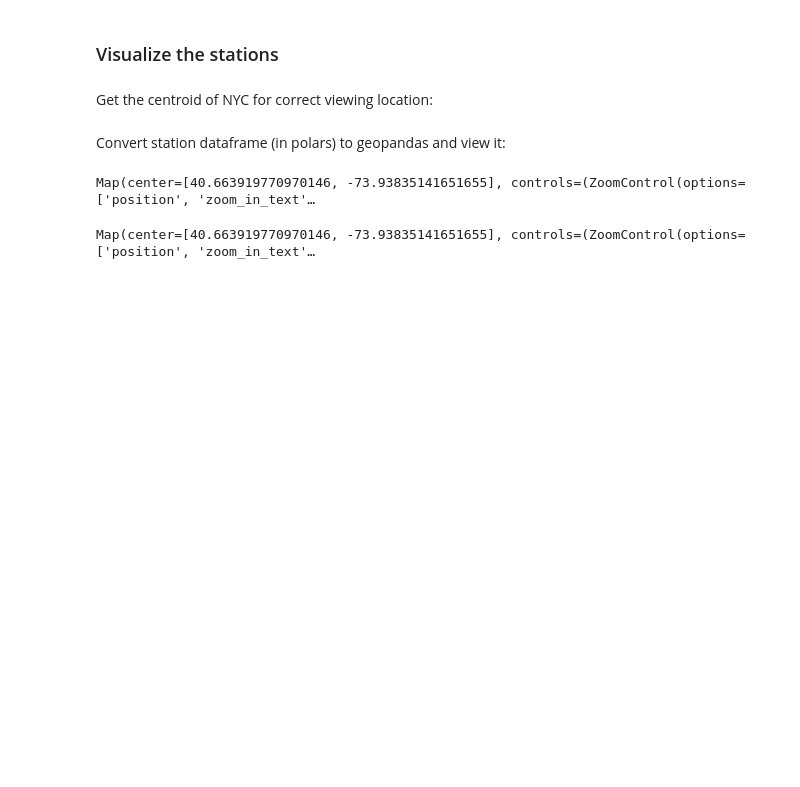
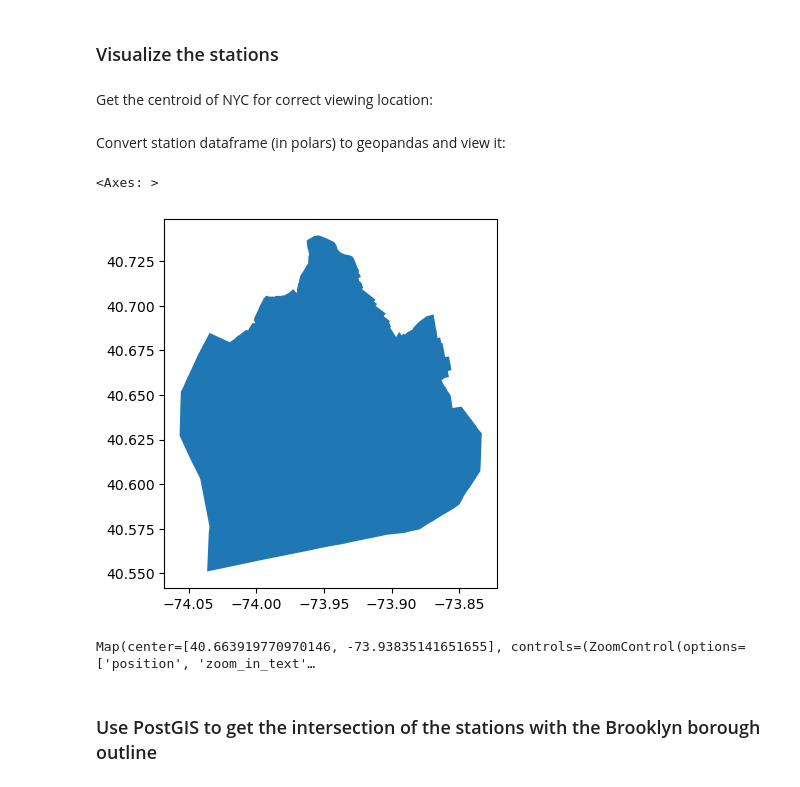
Before and after one commit to sralter/tour_de_city, a Jupyter notebook: 05_duckdb.ipynb, the cells around one changed output. Saved outputs shown, nothing was run; the diff lists cells and outputs as text; code cells hidden in the pictures; blank space fills up the shorter version.

Commit message:
leafmap map is working and stations are able to be plotted on the map!

```diff
--- a/05_duckdb.ipynb
+++ b/05_duckdb.ipynb
@@ -144,3 +146,26 @@ geometry = [Point(x, y) for x, y in zip(unique_stations['start_lng'],
 station_gdf = gpd.GeoDataFrame(unique_stations.to_pandas(),
                                geometry=geometry,
                                crs='EPSG:4326')
+# %%
+# read in Brooklyn outline
+brooklyn_outline = gpd.read_file('../data/brooklyn_outline.gpkg',
+                                 layer='brooklyn_outline')
+
+# convert to geojson
+brooklyn_outline.to_file('../data/brooklyn_outline.geojson', driver='GeoJSON')
+brooklyn_outline.plot()
+# %% [output]
+<Axes: >
+[figure, added]
+# %%
+m = leafmap.Map(center=[latitude, longitude], zoom=11)
+
+m.add_geojson('../data/brooklyn_outline.geojson', layer_name='Brooklyn Outline')
+m.add_marker_cluster(station_gdf, x='start_lng', y='start_lat',
+                     layer_name='Citibike Stations')
+
+m
+# %% [output]
+Map(center=[40.663919770970146, -73.93835141651655], controls=(ZoomControl(options=['position', 'zoom_in_text'…
+# %% [markdown]
+### Use PostGIS to get the intersection of the stations with the Brooklyn borough outline
@@ -147,31 +178,24 @@ station_gdf = gpd.GeoDataFrame(unique_stations.to_pandas(),
 # %%
-# create a leafmap map
-m = leafmap.Map(center=[latitude, longitude], zoom=10)
+# # create a leafmap map
+# m = leafmap.Map(center=[latitude, longitude], zoom=10)
 
-# add markers for each station
-for idx, row in station_gdf.iterrows():
-    # create a popup widget using html widget
-    popup = Popup(child=widgets.HTML(value=row['start_station_name']),
-                  close_button=True,
-                  auto_close=True,
-                  close_on_escape_key=True)
+# # add markers for each station
+# for idx, row in station_gdf.iterrows():
+#     # create a popup widget using html widget
+#     popup = Popup(child=widgets.HTML(value=row['start_station_name']),
+#                   close_button=True,
+#                   auto_close=True,
+#                   close_on_escape_key=True)
 
-    # add marker with popup
-    marker = Marker(location=[row.geometry.y, row.geometry.x])  # latitude, longitude
-    marker.popup = popup  # attach the popup to the marker
+#     # add marker with popup
+#     marker = Marker(location=[row.geometry.y, row.geometry.x])  # latitude, longitude
+#     marker.popup = popup  # attach the popup to the marker
 
-    m.add(marker)
+#     m.add(marker)
 
-# display the map
-# print('Map displayed successfully.')
-display(m)
+# # display the map
+# # print('Map displayed successfully.')
+# # display(m)
-# %% [output]
-Map(center=[40.663919770970146, -73.93835141651655], controls=(ZoomControl(options=['position', 'zoom_in_text'…
-# %%
-m = leafmap.Map(center=[latitude, longitude], zoom=10)
-m
-# %% [output]
-Map(center=[40.663919770970146, -73.93835141651655], controls=(ZoomControl(options=['position', 'zoom_in_text'…
 # %%
 
 # ride = ride.drop_nulls(subset=['county_fips'])
```
Also changed, not shown: parts of 3 cells of this notebook.
